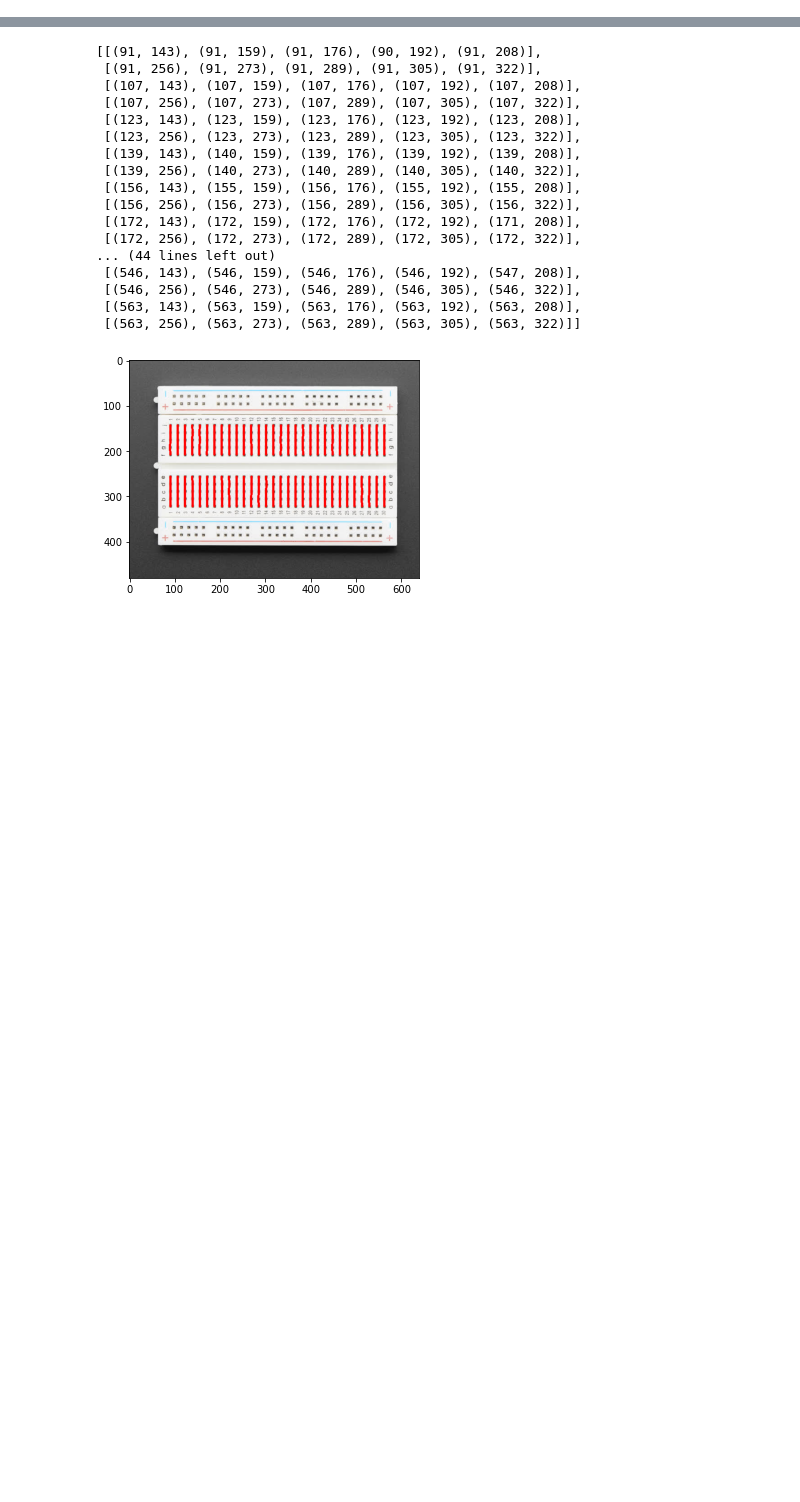
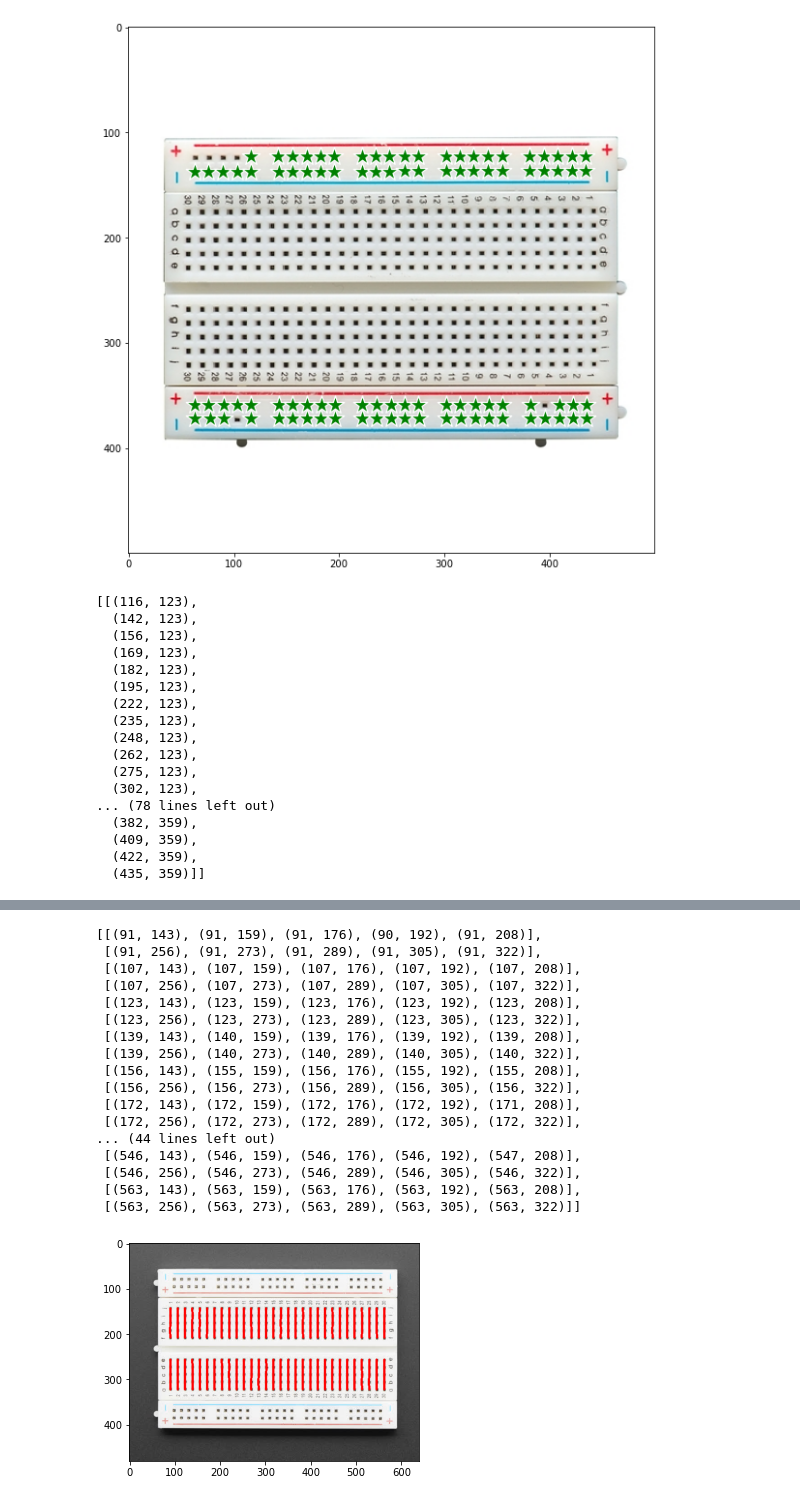
Before and after one commit to ingazhur/hardware-internal-tools, a Jupyter notebook: preprocessing_sandbox.ipynb, the cells around one changed output, grey strips where cells are left out. Saved outputs shown, nothing was run; the diff lists cells and outputs as text; code cells hidden in the pictures; blank space fills up the shorter version.

```diff
--- a/preprocessing_sandbox.ipynb
+++ b/preprocessing_sandbox.ipynb
@@ -233,0 +129,78 @@ def identify_breadboard(img, bounding_box):
+# %%
+def detect_power_rails(processed_keypoints):
+    kps = processed_keypoints.copy()
+    # sort kps by y coordinate
+    kps.sort(key=lambda x: x[1])
+
+    y_coords = [kp[1] for kp in kps]
+    y_coords = np.unique(y_coords)
+
+    y_rails = []
+    y_counter = 0
+    for rail_count in range(2):
+        rail = []
+        y_coord = y_coords[y_counter]
+        rail.append(y_coord)
+        neighbor = y_coords[y_counter + 1]
+        if neighbor - y_coord < 3:
+            rail.append(neighbor)
+            y_counter += 2
+        else:
+            y_counter += 1
+        y_rails.append(rail)
+
+    y_counter = -1
+    for rail_count in range(2):
+        rail = []
+        y_coord = y_coords[y_counter]
+        rail.append(y_coord)
+        neighbor = y_coords[y_counter - 1]
+        if y_coord - neighbor < 3:
+            rail.append(neighbor)
+            y_counter -= 2
+        else:
+            y_counter -= 1
+        y_rails.append(rail)
+
+    # return an array of 4 elements, each of which contains (x, y) coordinates corresponding to the power rail
+    rails = []
+    for y_rail in y_rails:
+        rail = []
+        # rail will contain (x, y) coordinates corresponding to the power rail
+        # takes all values corresponding to the y_rail key
+        rail = [kp for kp in kps if kp[1] in y_rail]
+
+        # sort rail by x coordinate
+        rail.sort(key=lambda x: x[0])
+        rails.append(rail)
+
+    rail_keypoints = []
+    for i in range(len(rails)):
+        for j in range(len(rails[i])):
+            rail_keypoints.append(rails[i][j])
+
+    show_points_on_image(img, rail_keypoints)
+
+    return rails
+
+
+detect_power_rails(processed_keypoints)
+# %% [output]
+[figure, added]
+[[(116, 123),
+  (142, 123),
+  (156, 123),
+  (169, 123),
+  (182, 123),
+  (195, 123),
+  (222, 123),
+  (235, 123),
+  (248, 123),
+  (262, 123),
+  (275, 123),
+  (302, 123),
+... (78 lines left out)
+  (382, 359),
+  (409, 359),
+  (422, 359),
+  (435, 359)]]
```
Also changed, not shown: parts of 8 cells of this notebook, 3 other files.
